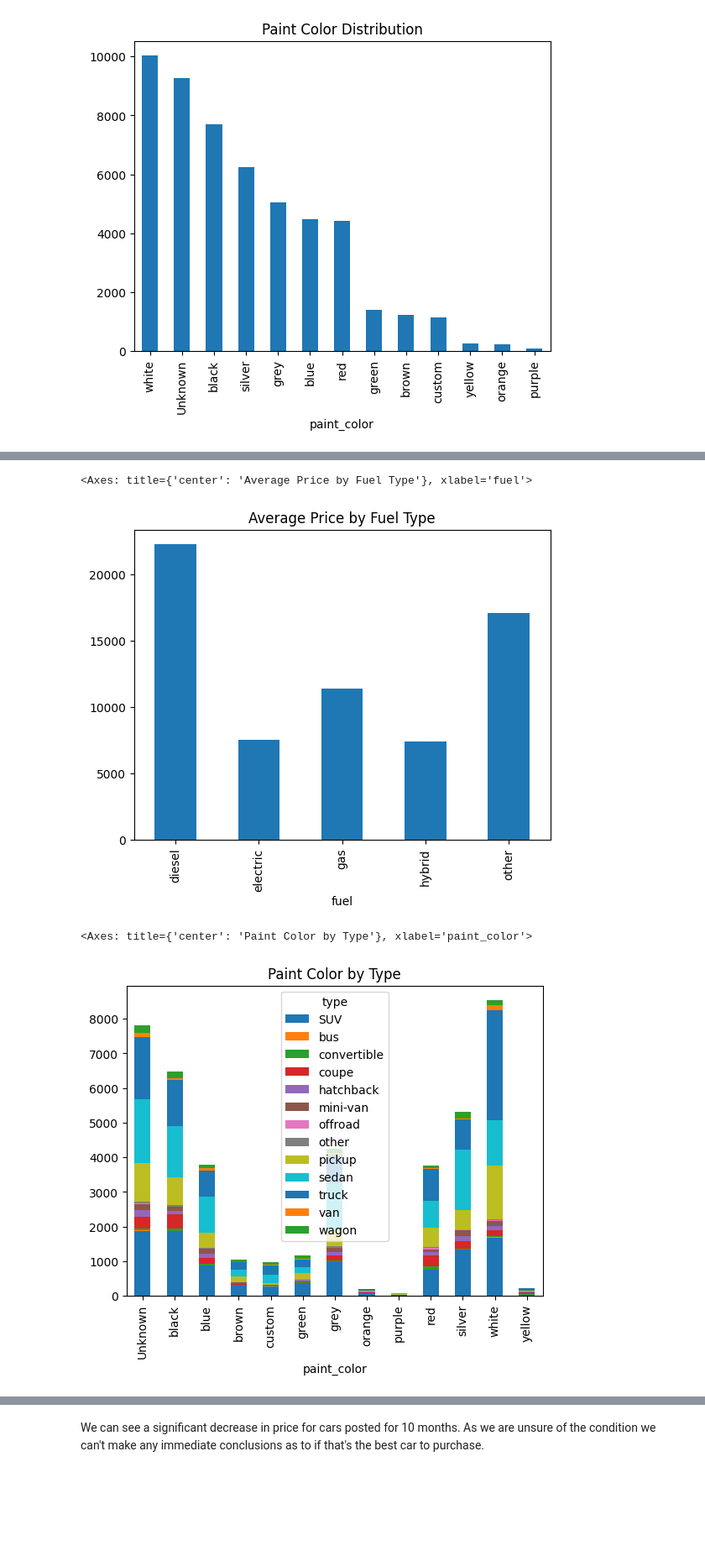
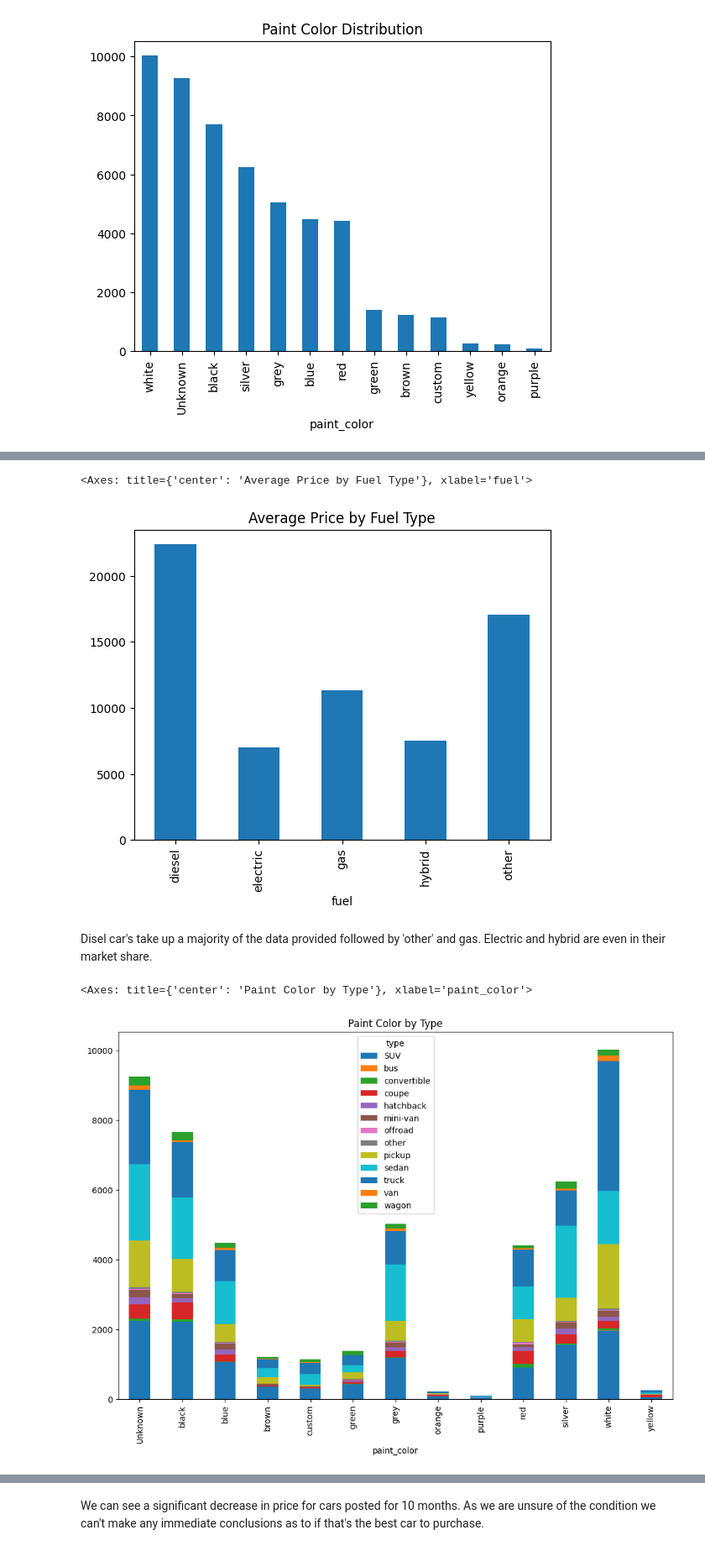
Before and after one commit to Wmazzeo91/sprint_4_project, a Jupyter notebook: eda.ipynb, the cells around one changed output, grey strips where cells are left out. Shown: that part at 84% size. Saved outputs shown, nothing was run; the diff lists cells and outputs as text; code cells hidden in the pictures; blank space fills up the shorter version.

```diff
--- a/eda.ipynb
+++ b/eda.ipynb
@@ -143,0 +51,9 @@ Name: price, Length: 100, dtype: float64
+# %%
+# Fill missing values based on median for each model
+df['model_year'] = df['model_year'].fillna(df.groupby(['model'])['model_year'].transform('median'))
+
+# Fill missing odometer values based on median for each model
+df['odometer'] = df['odometer'].fillna(df.groupby(['model'])['odometer'].transform('median'))
+
+# Fill missing cylinders values based on median for each model
+df['cylinders'] = df['cylinders'].fillna(df.groupby(['model'])['cylinders'].transform('median'))
@@ -143,0 +78,5 @@ Name: price, Length: 100, dtype: float64
+# %%
+#correcting missing data for is_4wd
+df['is_4wd'].fillna("0", inplace=True)
+#fixing missing values
+df.fillna("Unknown", inplace=True)
@@ -183,10 +183,14 @@ df.groupby('condition')['price'].mean().plot(kind='bar', ylabel='Average price',
 # %%
+# Plot
 df.groupby('fuel')['price'].mean().plot(kind='bar', title='Average Price by Fuel Type')
 # %% [output]
 <Axes: title={'center': 'Average Price by Fuel Type'}, xlabel='fuel'>
-[figure, old version]
+[figure, new version]
+# %% [markdown]
+Disel car's take up a majority of the data provided followed by 'other' and gas. Electric and hybrid are even in their market share.
 # %%
-pd.crosstab(df['paint_color'], df['type']).plot(kind='bar', stacked=True, title='Paint Color by Type')
+# Plot
+pd.crosstab(df['paint_color'], df['type']).plot(kind='bar', stacked=True, title='Paint Color by Type', figsize=(12, 8))
 # %% [output]
 <Axes: title={'center': 'Paint Color by Type'}, xlabel='paint_color'>
-[figure, old version]
+[figure, new version]
```
Also changed, not shown: parts of 31 cells of this notebook, 1 other file.
